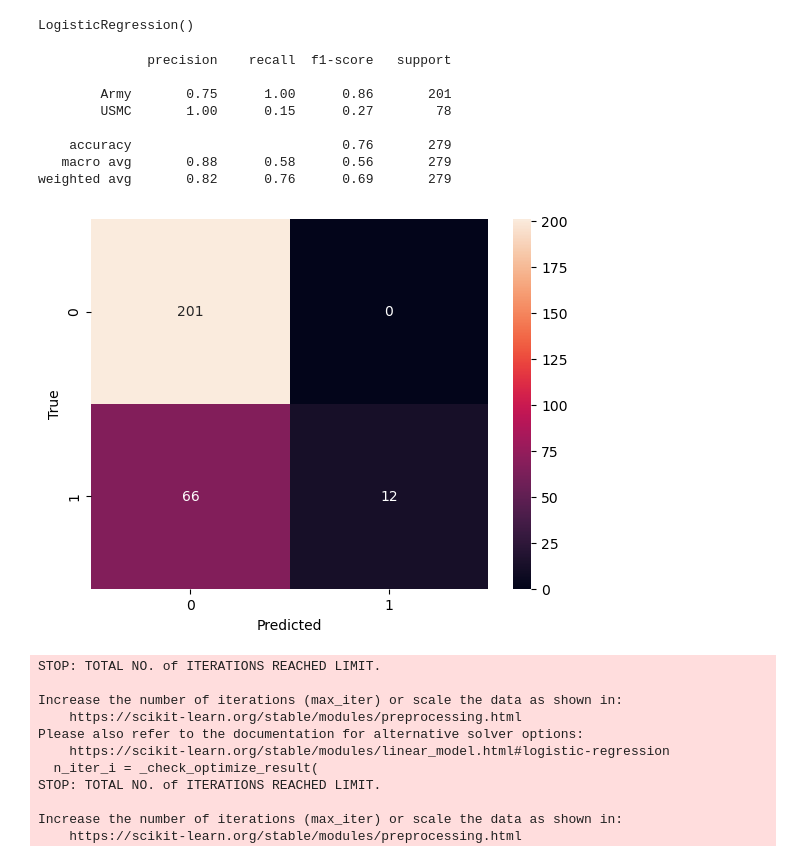
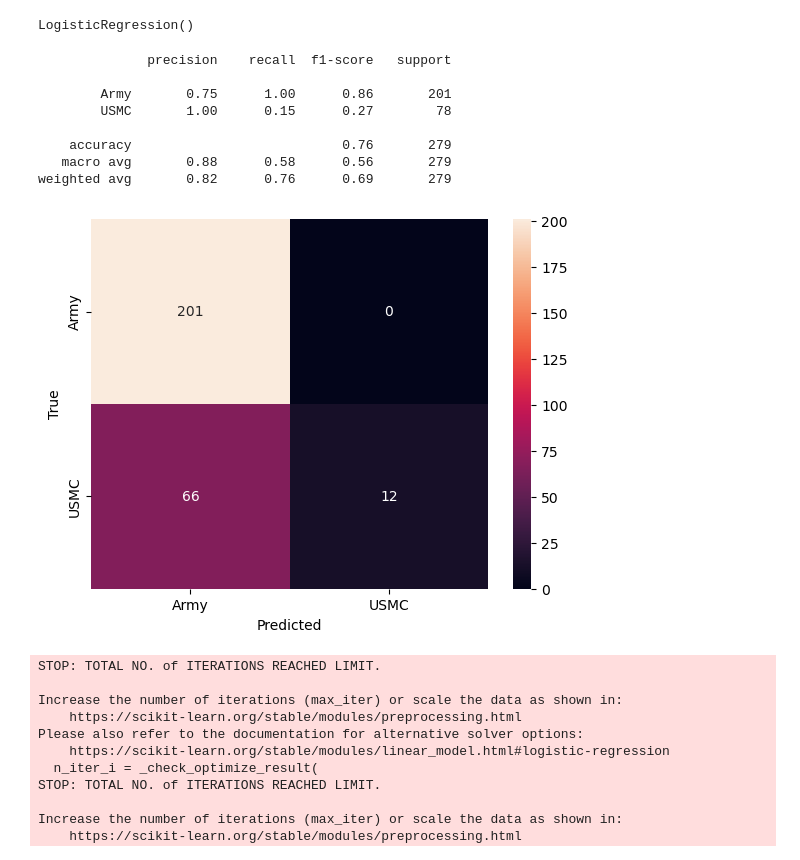
Before and after one commit to KyeraFrancis/NLP_Classification_Sentiment_analysis, a Jupyter notebook: 3_ANALYSIS/modeling_military.ipynb, the cells around one changed output. Drawn from its saved outputs; the diff is of its cells as text; code cells hidden in the pictures.

```diff
--- a/3_ANALYSIS/modeling_military.ipynb
+++ b/3_ANALYSIS/modeling_military.ipynb
@@ -186,26 +186,30 @@ LogisticRegression()
 # %%
 # Make predictions on the test set
 y_pred_lr = lrg.predict(X_test)
 
 # Print classification report
 print(classification_report(y_test, y_pred_lr)) #Ref: https://scikit-learn.org/stable/modules/generated/sklearn.metrics.classification_report.html
 
 # Plot confusion matrix
 cm_lrg = confusion_matrix(y_test, y_pred_lr)
-sns.heatmap(cm_lrg, annot=True, fmt='d')
+sns.heatmap(cm_lrg,
+            annot=True,
+            fmt='d',
+            xticklabels=['Army', 'USMC'],
+            yticklabels=['Army', 'USMC'],)
 plt.xlabel('Predicted')
 plt.ylabel('True')
 plt.show()
 # %% [output]
               precision    recall  f1-score   support
 
         Army       0.75      1.00      0.86       201
         USMC       1.00      0.15      0.27        78
 
     accuracy                           0.76       279
    macro avg       0.88      0.58      0.56       279
 weighted avg       0.82      0.76      0.69       279
-[figure, old version]
+[figure, new version]
 # %%
 # Define parameter grid for GridSearch
 param_grid = {
```
Also changed, not shown: parts of 8 cells of this notebook, 2 other files.
